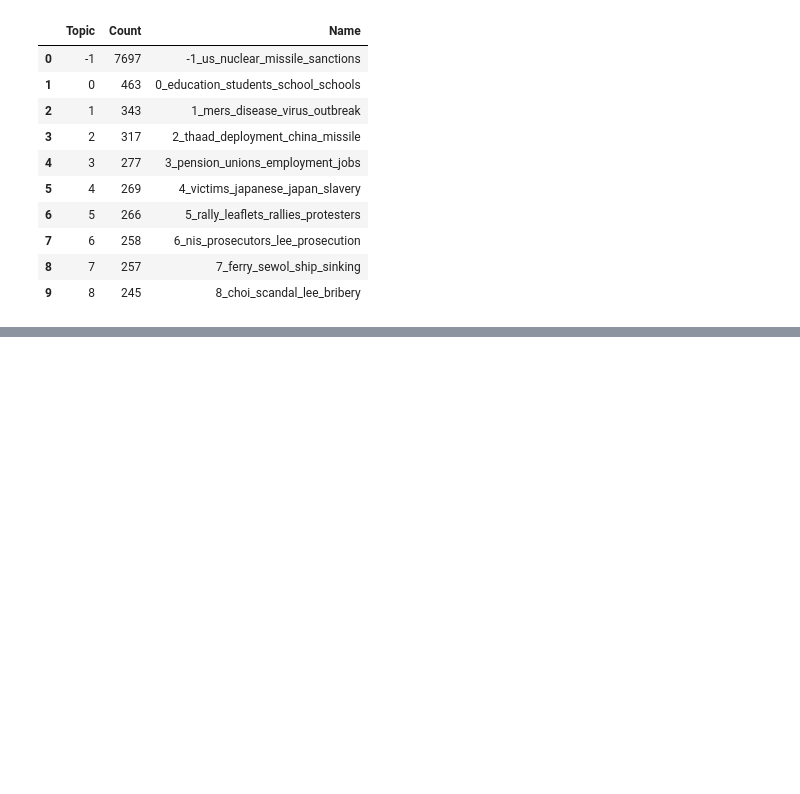
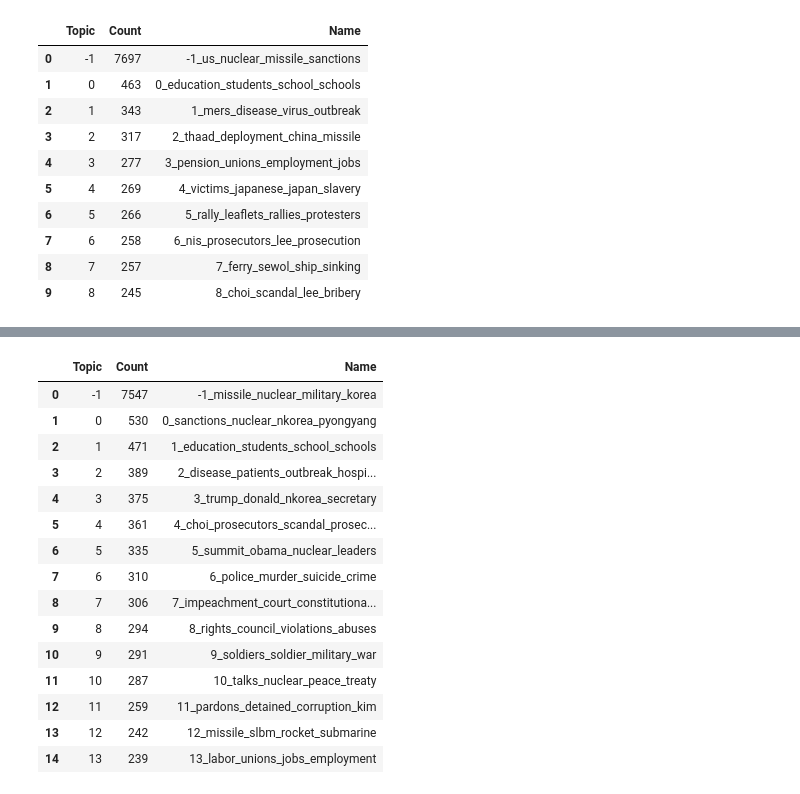
Before and after one commit to ChoiIseungil/CS474, a Jupyter notebook: bertopic/sample.ipynb, the cells around one changed output, grey strips where cells are left out. Drawn from its saved outputs; the diff is of its cells as text; code cells hidden in the pictures; blank space fills up the shorter version.

```diff
--- a/bertopic/sample.ipynb
+++ b/bertopic/sample.ipynb
@@ -115,3 +120,14 @@ topic_model.get_topic_info()[:15]
 | 7 | 6 | 258 | 6_nis_prosecutors_lee_prosecution |
 | 8 | 7 | 257 | 7_ferry_sewol_ship_sinking |
 | 9 | 8 | 245 | 8_choi_scandal_lee_bribery |
+# %%
+from bertopic import BERTopic
+topic_model = BERTopic()
+file_path = "/home/cs474/CS474/data.txt"
+of = open(file_path, 'r')
+rf = of.read()
+of.close()
+splitted = rf.split('\n')
+topics, probs = topic_model.fit_transform(splitted)
+topic_model.reduce_topics(splitted, topics, nr_topics=100)
+topic_model.get_topic_info()
@@ -117,0 +164,19 @@ topic_model.get_topic_info()[:15]
+# %%
+topic_model.get_topic_info()[:15]
+# %% [output]
+|  | Topic | Count | Name |
+| 0 | -1 | 7547 | -1_missile_nuclear_military_korea |
+| 1 | 0 | 530 | 0_sanctions_nuclear_nkorea_pyongyang |
+| 2 | 1 | 471 | 1_education_students_school_schools |
+| 3 | 2 | 389 | 2_disease_patients_outbreak_hospi... |
+| 4 | 3 | 375 | 3_trump_donald_nkorea_secretary |
+| 5 | 4 | 361 | 4_choi_prosecutors_scandal_prosec... |
+| 6 | 5 | 335 | 5_summit_obama_nuclear_leaders |
+| 7 | 6 | 310 | 6_police_murder_suicide_crime |
+| 8 | 7 | 306 | 7_impeachment_court_constitutiona... |
+| 9 | 8 | 294 | 8_rights_council_violations_abuses |
+| 10 | 9 | 291 | 9_soldiers_soldier_military_war |
+| 11 | 10 | 287 | 10_talks_nuclear_peace_treaty |
+| 12 | 11 | 259 | 11_pardons_detained_corruption_kim |
+| 13 | 12 | 242 | 12_missile_slbm_rocket_submarine |
+| 14 | 13 | 239 | 13_labor_unions_jobs_employment |
```
Also changed, not shown: parts of 36 cells of this notebook, 6 other files.
